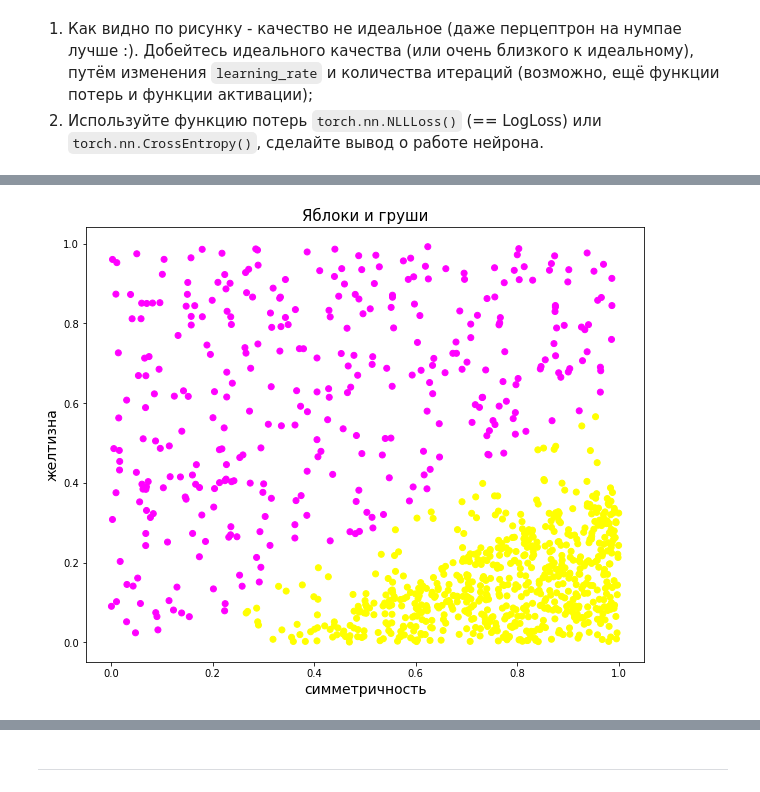
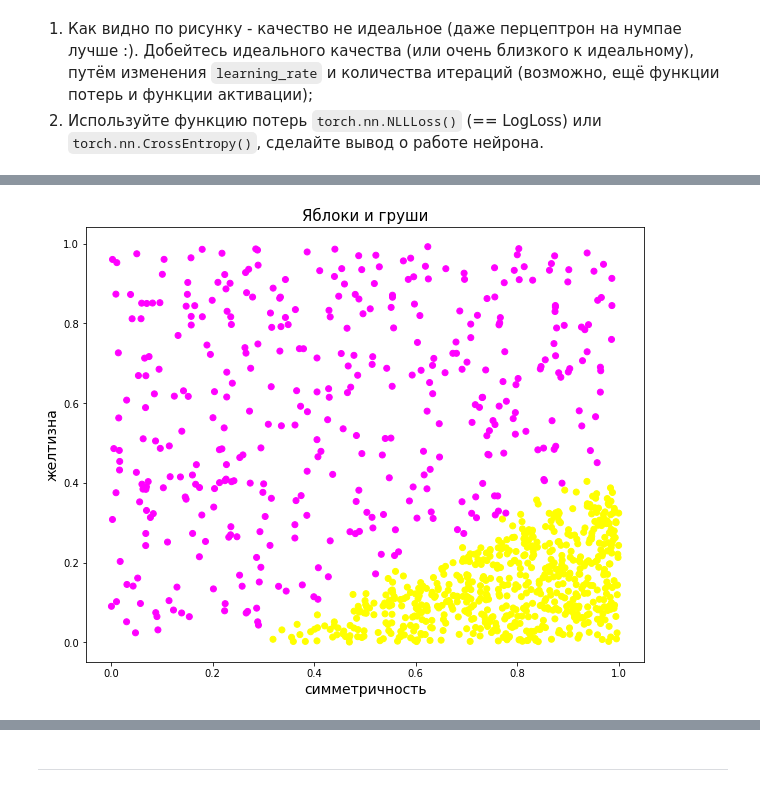
Before and after one commit to bulinayas/Deep-deep-learning, a Jupyter notebook: [seminar]neuron_pytorch.ipynb, the cells around one changed output, grey strips where cells are left out. Saved outputs shown, nothing was run; the diff lists cells and outputs as text; code cells hidden in the pictures.

```diff
--- a/[seminar]neuron_pytorch.ipynb
+++ b/[seminar]neuron_pytorch.ipynb
@@ -162,9 +182,13 @@ from torch.nn import CrossEntropyLoss
 # %%
-neuron1=torch.nn.Sequential(
-    Linear(in_features=X.shape[1],out_features=1,bias=True),
+neuron=torch.nn.Sequential(
+    Linear(in_features=X.shape[1],out_features=2,bias=True),
     #Sigmoid()
-    ReLU()
+    #ReLU()
     #LeakyReLU()
     #ELU()
+    Softmax()
 )
+# %%
+X = data.iloc[:,:2].values  # матрица объекты-признаки
+y = data['target'].values.reshape((-1, 1))  # классы (столбец из нулей и единиц)
 # %%
@@ -190,13 +236,13 @@ RuntimeError: ignored
 # %%
-proba_pred = neuron1(X)
-y_pred = proba_pred > 0.5
-y_pred = y_pred.data.numpy().reshape(-1)
+proba_pred = neuron(X)
+y_pred=proba_pred[:,1]>0.5
+y_pred = y_pred.data.numpy()
 
 plt.figure(figsize=(10, 8))
 plt.scatter(data.iloc[:, 0], data.iloc[:, 1], c=y_pred, cmap='spring')
 plt.title('Яблоки и груши', fontsize=15)
 plt.xlabel('симметричность', fontsize=14)
 plt.ylabel('желтизна', fontsize=14)
 plt.show();
 # %% [output]
-[figure, old version]
+[figure, new version]
```
Also changed, not shown: parts of 20 cells of this notebook.
